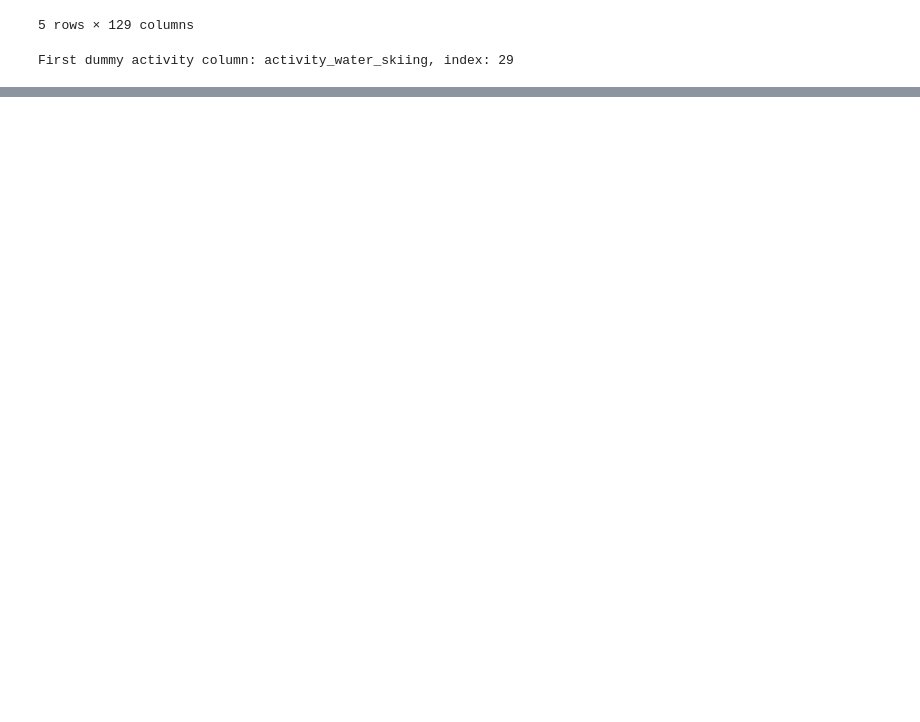
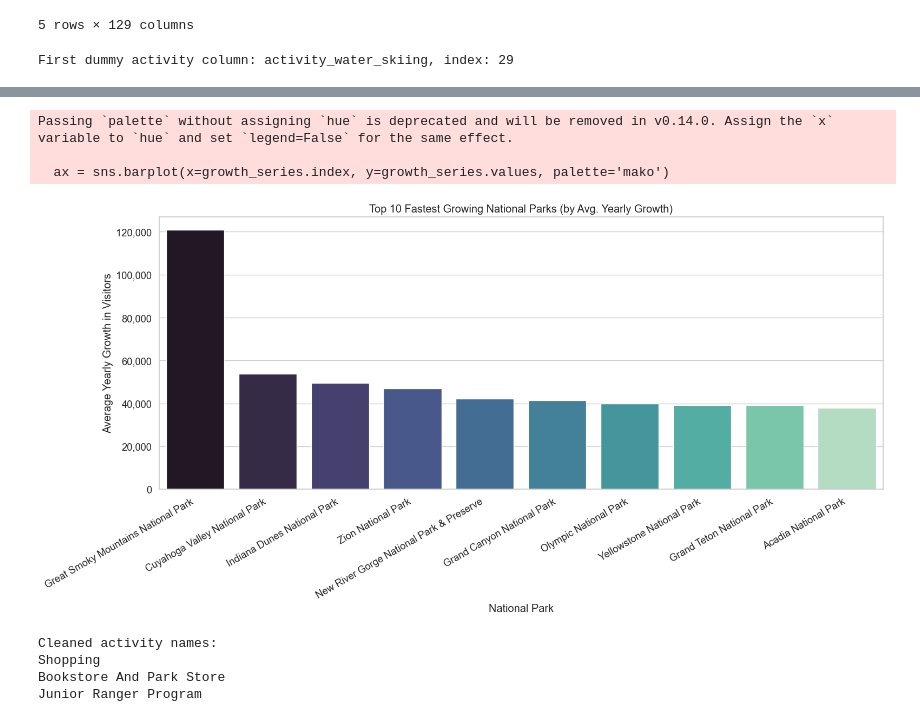
Before and after one commit to gunnargriffith/NationalParkAnnualAttendance, a Jupyter notebook: EDA.ipynb, the cells around one changed output, grey strips where cells are left out. Drawn from its saved outputs; the diff is of its cells as text; code cells hidden in the pictures; blank space fills up the shorter version.

```diff
--- a/EDA.ipynb
+++ b/EDA.ipynb
@@ -40,0 +106,22 @@ Voyageurs National Park
+# %%
+# Calculate average yearly growth for each park
+# Assumes columns: 'fullName', 'year', 'annual visits' (with commas removed)
+
+growth_dict = {}
+if all(col in df.columns for col in ['fullName', 'year', 'annual visits']):
+    # Clean up 'annual visits' column
+    df['annual visits'] = df['annual visits'].astype(str).str.replace(',', '')
+    df['annual visits'] = pd.to_numeric(df['annual visits'], errors='coerce')
+    df['year'] = pd.to_numeric(df['year'], errors='coerce')
+    for park, group in df.groupby('fullName'):
+        group_sorted = group.sort_values('year')
+        visits = group_sorted['annual visits'].values
+        if len(visits) > 1:
+            growth = visits[1:] - visits[:-1]
+            avg_growth = growth.mean()
+            growth_dict[park] = avg_growth
+    print("Average yearly growth for each park (top 10 by growth):")
+    for park, growth in sorted(growth_dict.items(), key=lambda x: x[1], reverse=True)[:10]:
+        print(f"{park}: {growth:,.0f}")
+else:
+    print("Required columns ('fullName', 'year', 'annual visits') not found in DataFrame.")
@@ -40,0 +140,56 @@ Voyageurs National Park
+# %%
+# Bar plot of top 10 fastest growing parks by average yearly growth
+import seaborn as sns
+import matplotlib.pyplot as plt
+import matplotlib.ticker as mticker
+
+# Prepare data for plotting
+if growth_dict:
+    growth_series = pd.Series(growth_dict).sort_values(ascending=False).head(10)
+    plt.figure(figsize=(16, 8))
+    ax = sns.barplot(x=growth_series.index, y=growth_series.values, palette='mako')
+    plt.ylabel('Average Yearly Growth in Visitors')
+    plt.xlabel('National Park')
+    plt.title('Top 10 Fastest Growing National Parks (by Avg. Yearly Growth)')
+    plt.xticks(rotation=30, ha='right')
+    plt.tight_layout()
+    ax.yaxis.set_major_formatter(mticker.FuncFormatter(lambda x, _: f'{int(x):,}'))
+    plt.show()
+else:
+    print('No growth data available to plot.')
+# %% [output]
+Passing `palette` without assigning `hue` is deprecated and will be removed in v0.14.0. Assign the `x` variable to `hue` and set `legend=False` for the same effect.
+
+  ax = sns.barplot(x=growth_series.index, y=growth_series.values, palette='mako')
+[figure, added]
+# %%
+# Find activities present in all top 10 most visited parks
+activity_cols = [col for col in df.columns if col.startswith('activity_')]
+
+# Remove commas and convert 'total visits' to numeric for sorting
+parks_visits = df.drop_duplicates(subset='fullName').copy()
+parks_visits['total visits'] = parks_visits['total visits'].astype(str).str.replace(',', '')
+parks_visits['total visits'] = pd.to_numeric(parks_visits['total visits'], errors='coerce')
+top10_parks = parks_visits.sort_values('total visits', ascending=False).head(10)['fullName']
+top10_df = df[df['fullName'].isin(top10_parks)]
+
+activities_in_all_top10 = []
+for col in activity_cols:
+    # Check if all top 10 parks have this activity (at least one row per park with value 1)
+    parks_with_activity = top10_df[top10_df[col] == 1]['fullName'].unique()
+    if set(parks_with_activity) == set(top10_parks):
+        activities_in_all_top10.append(col)
+
+
+# Optionally, strip 'activity_' prefix for readability
+if activities_in_all_top10:
+    print("\nCleaned activity names:")
+    for act in activities_in_all_top10:
+        print(act.replace('activity_', '').replace('_', ' ').title())
+else:
+    print("None found.")
+# %% [output]
+Cleaned activity names:
+Shopping
+Bookstore And Park Store
+Junior Ranger Program
```
Also changed, not shown: parts of 3 cells of this notebook, 2 other files.
